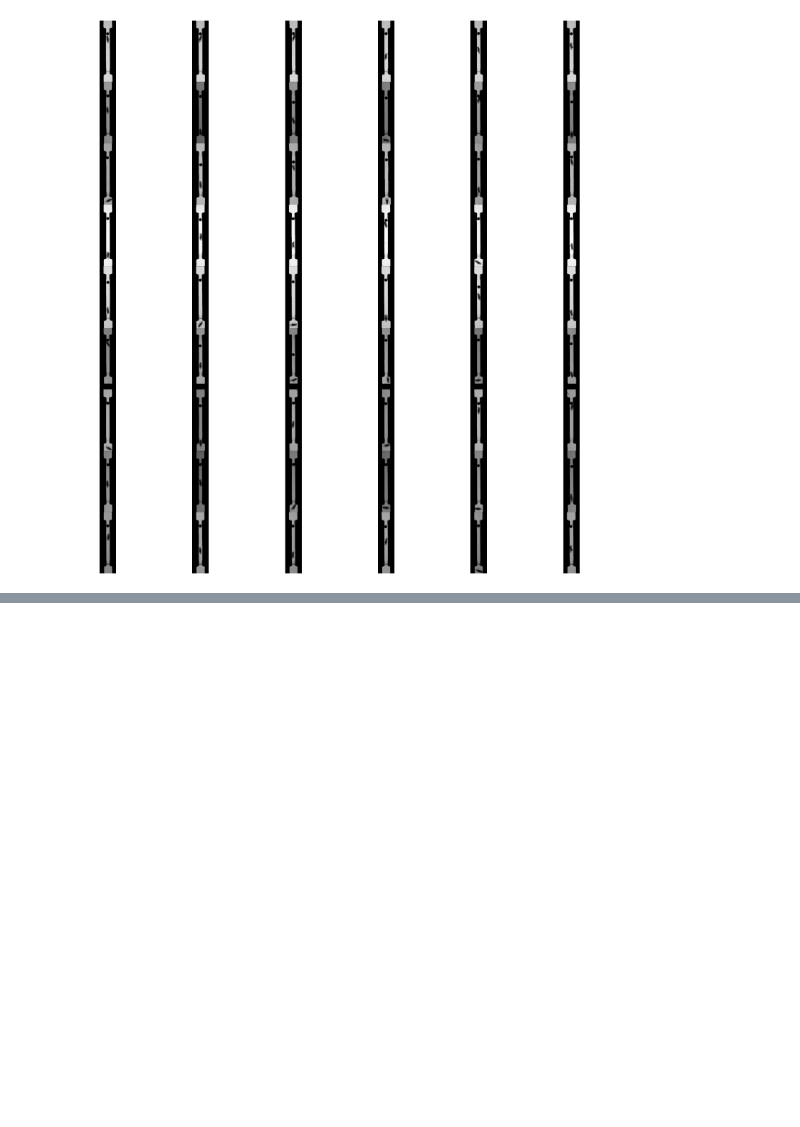
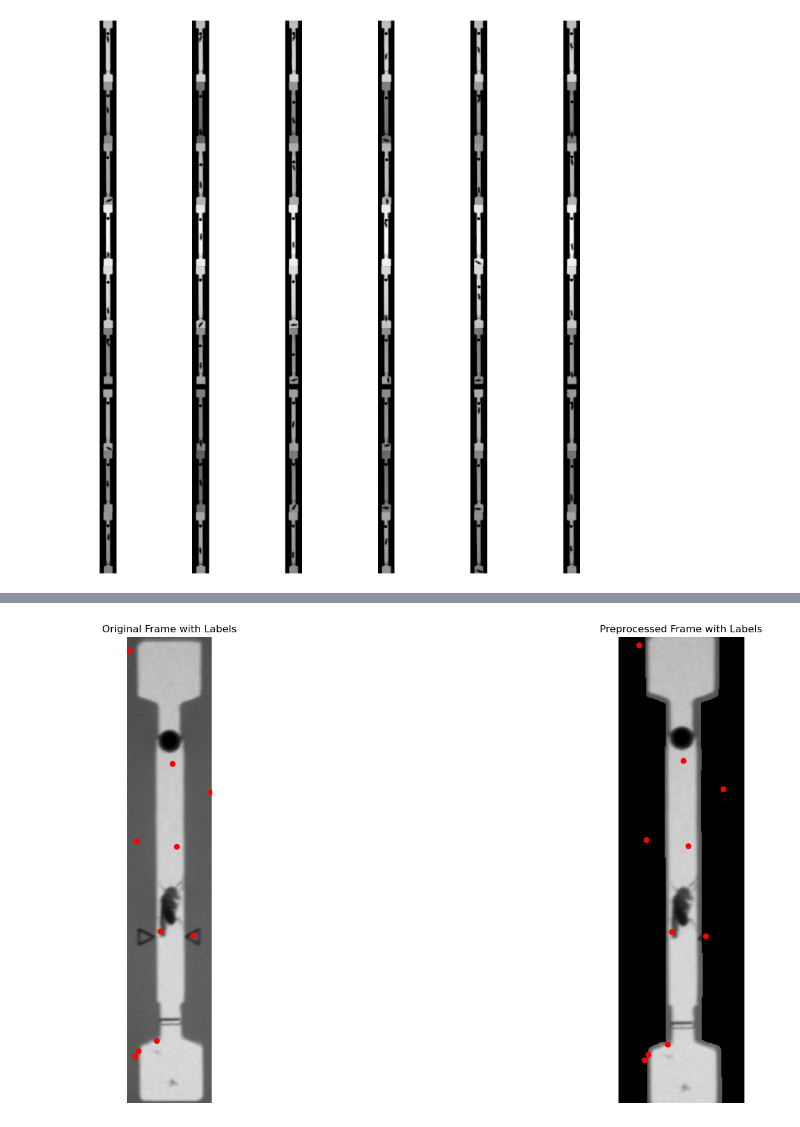
Before and after one commit to NeLy-EPFL/sleap_tools, a Jupyter notebook: preprocessing.ipynb, the cells around one changed output, grey strips where cells are left out. Saved outputs shown, nothing was run; the diff lists cells and outputs as text; code cells hidden in the pictures; blank space fills up the shorter version.

```diff
--- a/preprocessing.ipynb
+++ b/preprocessing.ipynb
@@ -482,0 +548,38 @@ plot_grid(preprocessed_frames, paths)
+# %%
+def display_frame_with_labels(
+    original_frame, preprocessed_frame, original_labels, preprocessed_labels
+):
+    """Display a single frame with and without preprocessing along with their labels in a larger format."""
+    fig, axes = plt.subplots(1, 2, figsize=(20, 10))
+
+    # Display original frame with labels
+    axes[0].imshow(original_frame, cmap="gray")
+    for x, y in original_labels:
+        axes[0].plot(x, y, "ro")
+    axes[0].set_title("Original Frame with Labels")
+    axes[0].axis("off")
+
+    # Display preprocessed frame with labels
+    axes[1].imshow(preprocessed_frame, cmap="gray")
+    for x, y in preprocessed_labels:
+        axes[1].plot(x, y, "ro")
+    axes[1].set_title("Preprocessed Frame with Labels")
+    axes[1].axis("off")
+
+    plt.show()
+
+
+# Example usage with the first frame and its labels
+
+frame_id = 3
+
+original_frame = resized_frames[frame_id]
+preprocessed_frame = preprocessed_frames[frame_id]
+original_labels = tracking_labels[frame_id]
+preprocessed_labels = preprocessed_labels[frame_id]
+
+display_frame_with_labels(
+    original_frame, preprocessed_frame, original_labels, preprocessed_labels
+)
+# %% [output]
+[figure, added]
```
Also changed, not shown: parts of 5 cells of this notebook, 1 other file.
